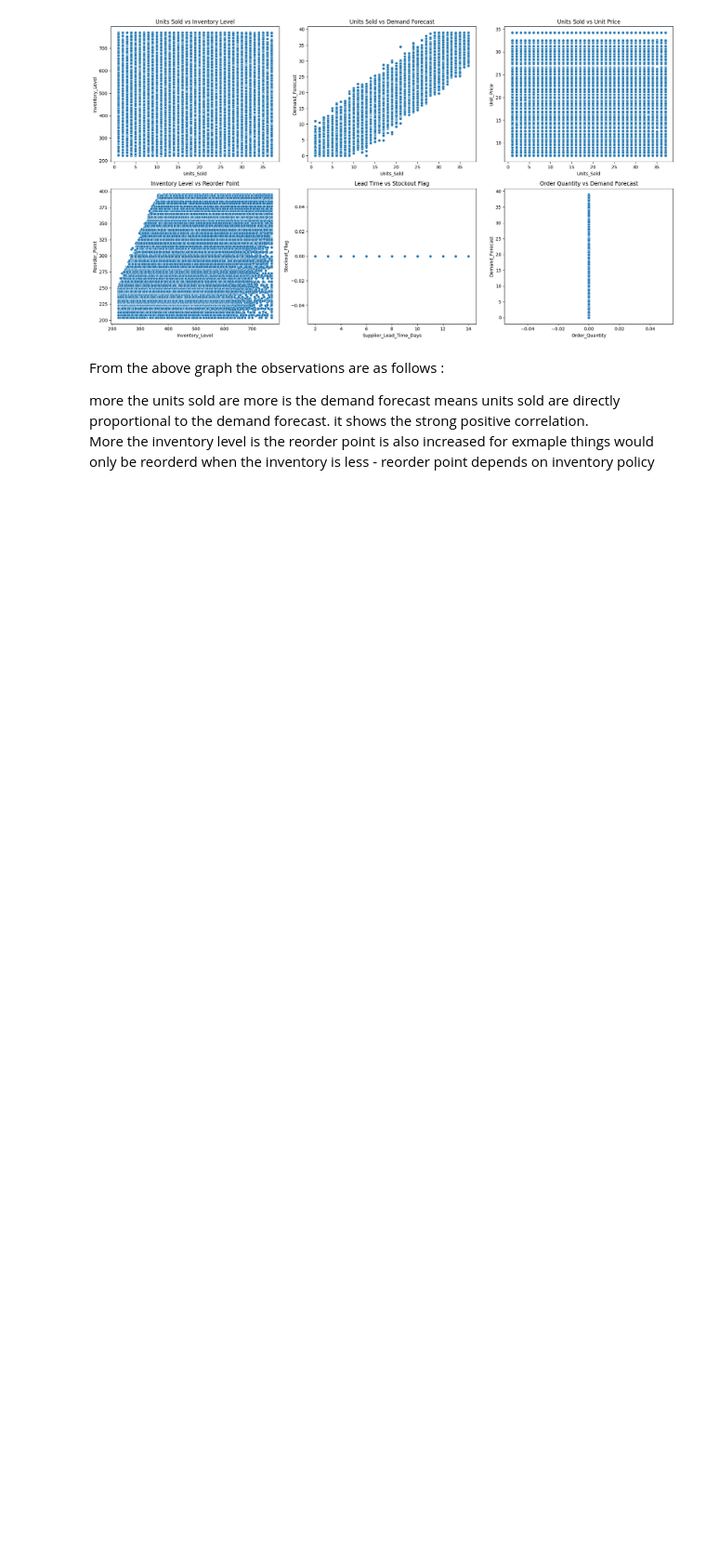
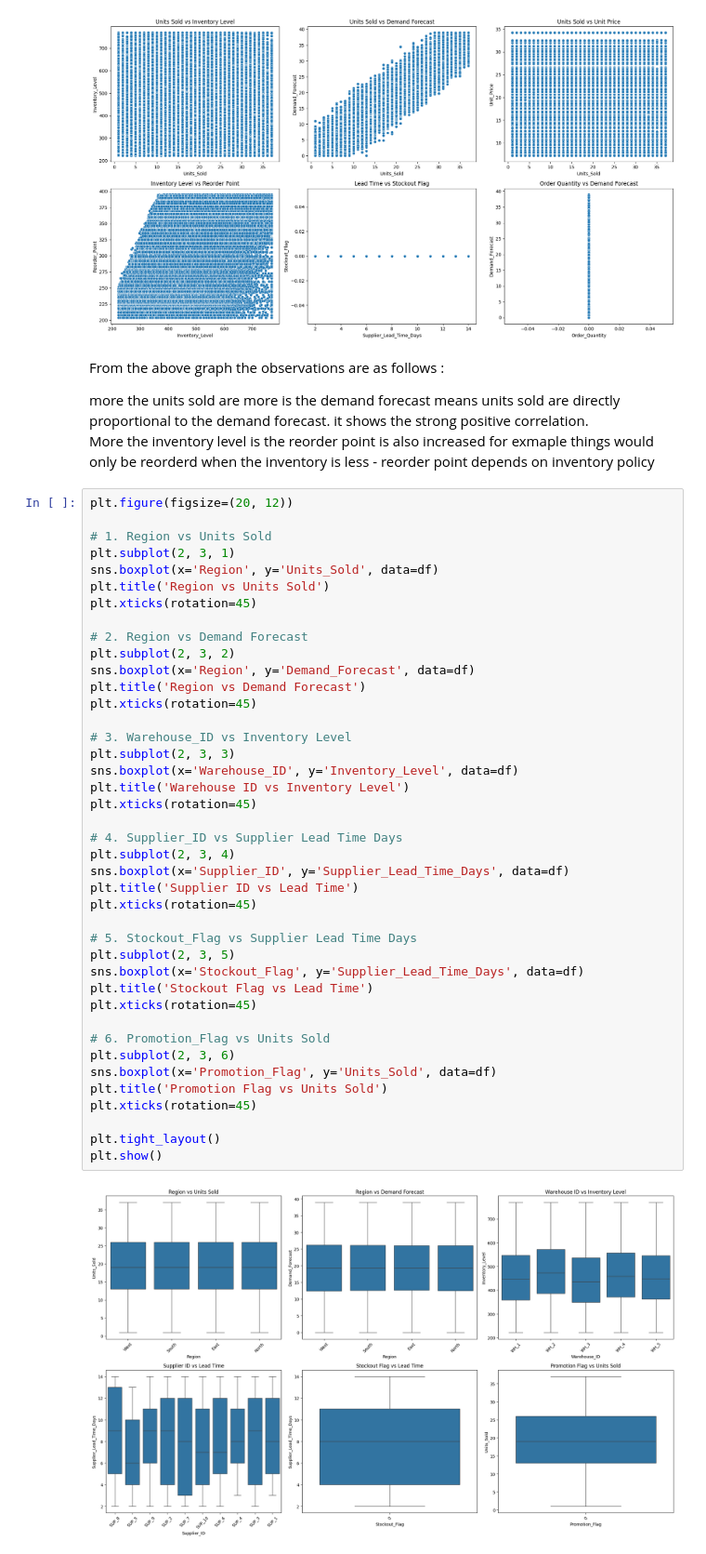
Before and after one commit to vinaypant33/supply_chain_control_tower, a Jupyter notebook: notebooks/eda.ipynb, the cells around one changed output. Shown at 93% size. Cells and saved outputs as stored; diff of their text form; blank space fills up the shorter version.

```diff
--- a/notebooks/eda.ipynb
+++ b/notebooks/eda.ipynb
@@ -405,3 +413,46 @@ From the above graph the observations are as follows  :
 more the units sold are more is the demand forecast means units sold are directly proportional to the demand forecast. it shows the strong positive correlation.
 <br>
 More the inventory level is the reorder point is also increased for exmaple things would only be reorderd when the inventory is less - reorder point depends on inventory policy
+# %%
+plt.figure(figsize=(20, 12))
+
+# 1. Region vs Units Sold
+plt.subplot(2, 3, 1)
+sns.boxplot(x='Region', y='Units_Sold', data=df)
+plt.title('Region vs Units Sold')
+plt.xticks(rotation=45)
+
+# 2. Region vs Demand Forecast
+plt.subplot(2, 3, 2)
+sns.boxplot(x='Region', y='Demand_Forecast', data=df)
+plt.title('Region vs Demand Forecast')
+plt.xticks(rotation=45)
+
+# 3. Warehouse_ID vs Inventory Level
+plt.subplot(2, 3, 3)
+sns.boxplot(x='Warehouse_ID', y='Inventory_Level', data=df)
+plt.title('Warehouse ID vs Inventory Level')
+plt.xticks(rotation=45)
+
+# 4. Supplier_ID vs Supplier Lead Time Days
+plt.subplot(2, 3, 4)
+sns.boxplot(x='Supplier_ID', y='Supplier_Lead_Time_Days', data=df)
+plt.title('Supplier ID vs Lead Time')
+plt.xticks(rotation=45)
+
+# 5. Stockout_Flag vs Supplier Lead Time Days
+plt.subplot(2, 3, 5)
+sns.boxplot(x='Stockout_Flag', y='Supplier_Lead_Time_Days', data=df)
+plt.title('Stockout Flag vs Lead Time')
+plt.xticks(rotation=45)
+
+# 6. Promotion_Flag vs Units Sold
+plt.subplot(2, 3, 6)
+sns.boxplot(x='Promotion_Flag', y='Units_Sold', data=df)
+plt.title('Promotion Flag vs Units Sold')
+plt.xticks(rotation=45)
+
+plt.tight_layout()
+plt.show()
+# %% [output]
+[figure, added]
```
Also changed, not shown: parts of 6 cells of this notebook.
